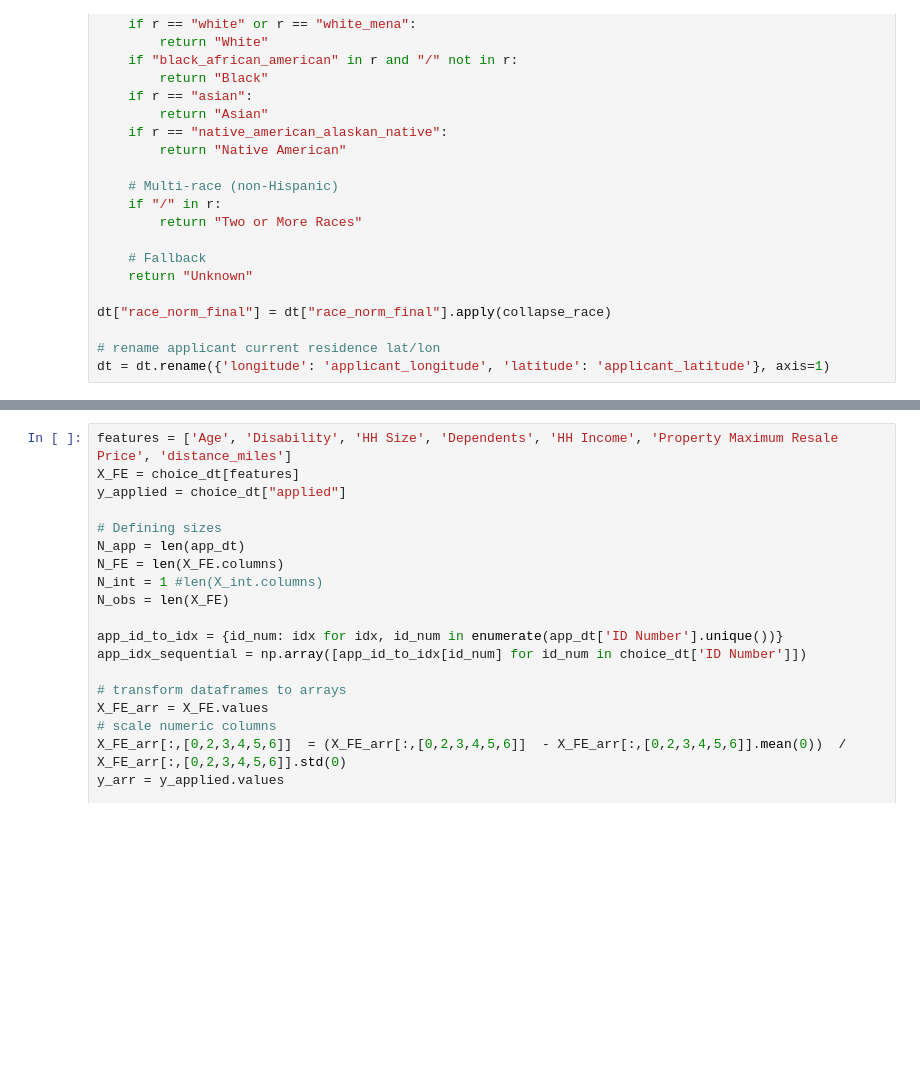
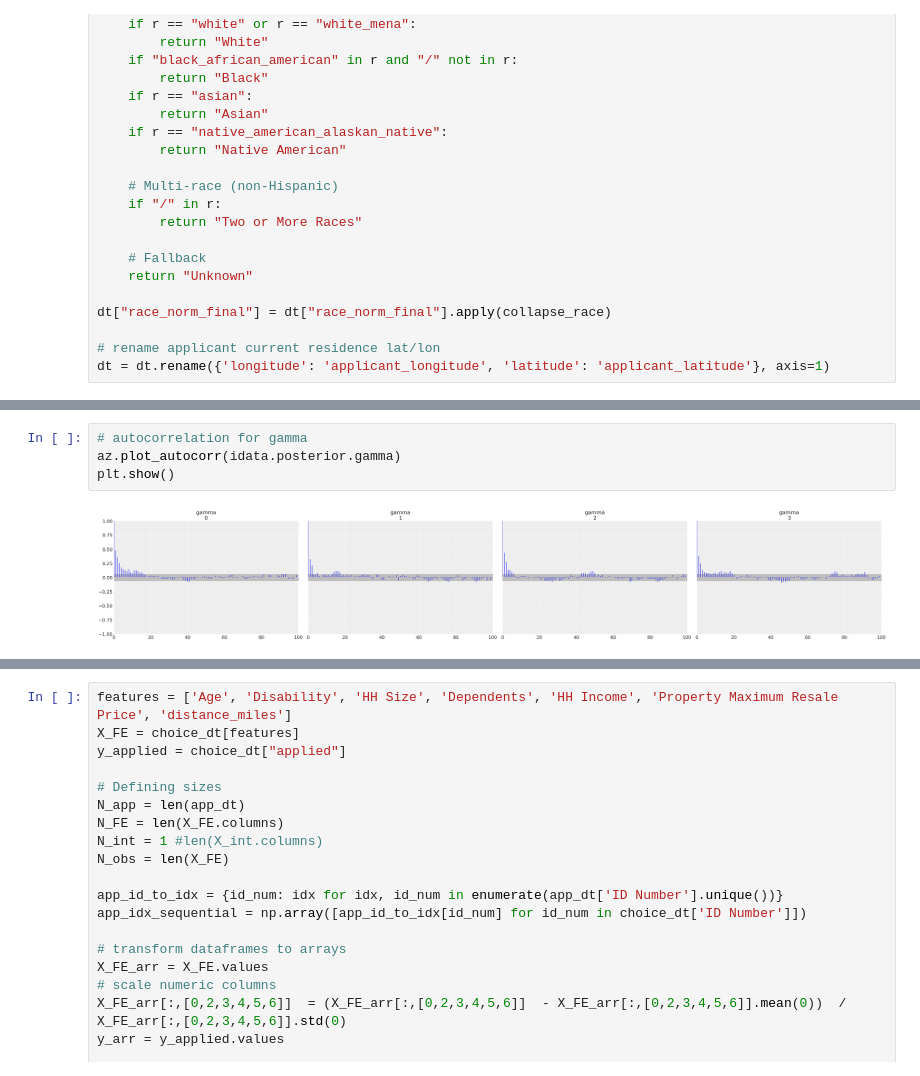
Before and after one commit to BU-Spark/pitne-affordable-housing-efficacy, a Jupyter notebook: fa25-team-b/eda/Bayesian_Model.ipynb, the cells around one changed output, grey strips where cells are left out. Saved outputs shown, nothing was run; the diff lists cells and outputs as text; blank space fills up the shorter version.

```diff
--- a/fa25-team-b/eda/Bayesian_Model.ipynb
+++ b/fa25-team-b/eda/Bayesian_Model.ipynb
@@ -253,0 +430,6 @@ choice_dt.describe()
+# %%
+# autocorrelation for gamma
+az.plot_autocorr(idata.posterior.gamma)
+plt.show()
+# %% [output]
+[figure, added]
```
Also changed, not shown: parts of 35 cells of this notebook.
